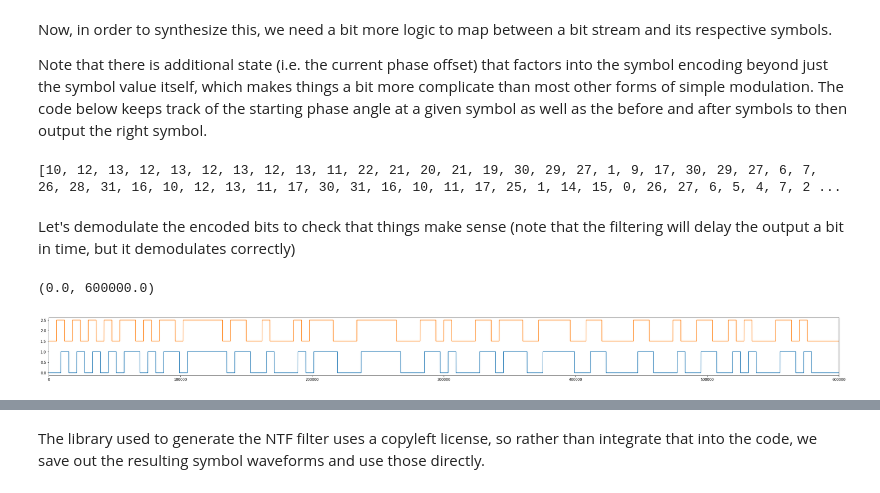
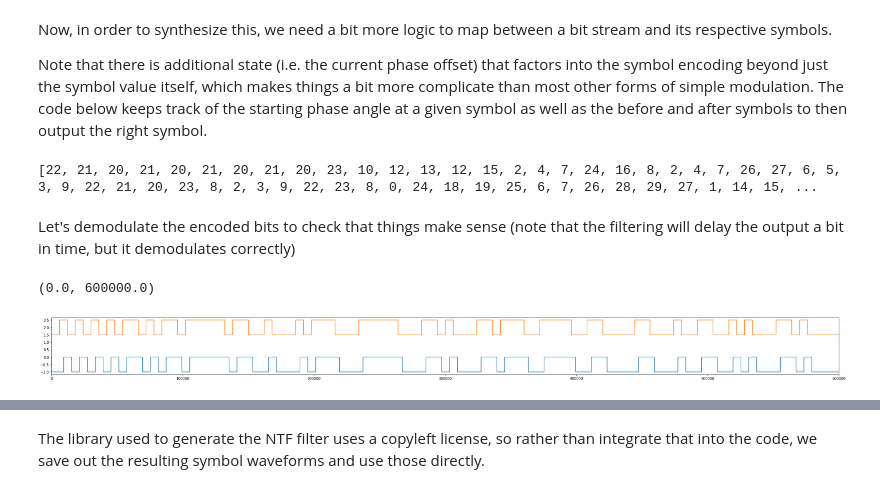
Before and after one commit to newhouseb/onebitbt, a Jupyter notebook: research/Transmission.ipynb, the cells around one changed output, grey strips where cells are left out. Saved outputs shown, nothing was run; the diff lists cells and outputs as text; code cells hidden in the pictures.

Commit message:
Adding additional plots

```diff
--- a/research/Transmission.ipynb
+++ b/research/Transmission.ipynb
@@ -600,7 +600,7 @@ def encode(bitstream):
   bitstream = bitstream + [bitstream[-1]] # Pad at the end so we can do a lookup
   syms = []
   for i in range(len(bitstream) - 1):
-    n = idx[str(1 - prev) + str(1 - bitstream[i]) + str(1 - bitstream[i+1])]
+    n = idx[str(prev) + str(bitstream[i]) + str(bitstream[i+1])]
     d = -1
     for j in range(4):
       if start_q[j][n] == q:
@@ -608,7 +608,7 @@ def encode(bitstream):
     assert d != -1
     syms.append(d)
     out[i*samples_per_symbol:(i+1)*samples_per_symbol] = dictionary[d]
-    if not bitstream[i]:
+    if bitstream[i]:
       q = (q + 1) % 4
     else:
       q = (q + 4 - 1) % 4
@@ -623,35 +623,35 @@ out, syms = encode([1 - b for b in wbits])
 # Let's look at the resulting symbol indexes
 print(syms)
 # %% [output]
-[10, 12, 13, 12, 13, 12, 13, 12, 13, 11, 22, 21, 20, 21, 19, 30, 29, 27, 1, 9, 17, 30, 29, 27, 6, 7, 26, 28, 31, 16, 10, 12, 13, 11, 17, 30, 31, 16, 10, 11, 17, 25, 1, 14, 15, 0, 26, 27, 6, 5, 4, 7, 2 ...
+[22, 21, 20, 21, 20, 21, 20, 21, 20, 23, 10, 12, 13, 12, 15, 2, 4, 7, 24, 16, 8, 2, 4, 7, 26, 27, 6, 5, 3, 9, 22, 21, 20, 23, 8, 2, 3, 9, 22, 23, 8, 0, 24, 18, 19, 25, 6, 7, 26, 28, 29, 27, 1, 14, 15, ...
 # %% [markdown]
 Let's demodulate the encoded bits to check that things make sense (note that the filtering will delay the output a bit in time, but it demodulates correctly)
 # %%
 def demodulate_gmsk(sig):
     carrier_freq=2.402e9
     I = make_carrier(freq=carrier_freq, sample_rate=sample_rate, samples=len(sig), phase=0)
     Q = make_carrier(freq=carrier_freq, sample_rate=sample_rate, samples=len(sig), phase=np.pi/2)
 
     # Mix down to (complex) baseband
     down = sig*I + 1j*sig*Q
 
     # Create a low pass filter at the symbol rate
     sos = signal.butter(5, symbol_rate, 'low', fs=sample_rate, output='sos')
     filtered_down = signal.sosfilt(sos, down)
 
     # Take the phase angle of the baseband
     angle = np.unwrap(np.angle(filtered_down))
 
     # Take the derivative of the phase angle and hard limit it to 1:-1
-    return (np.sign(angle[1:] - angle[:-1]) + 1.0)/2.0
+    return -(np.sign(angle[1:] - angle[:-1]) + 1.0)/2.0
 
 plt.figure(figsize=(40,3))
 plt.plot(demodulate_gmsk(out))
 plt.plot(np.repeat(wbits, int(sample_rate/1e6)) + 1.5)
 plt.gca().set_xlim(0, 0.6e6)
 # %% [output]
 (0.0, 600000.0)
-[figure, old version]
+[figure, new version]
 # %%
 fftout = np.abs(fft(out))
 fftout = fftout/np.max(fftout)
```
Also changed, not shown: parts of 1 cell of this notebook.
